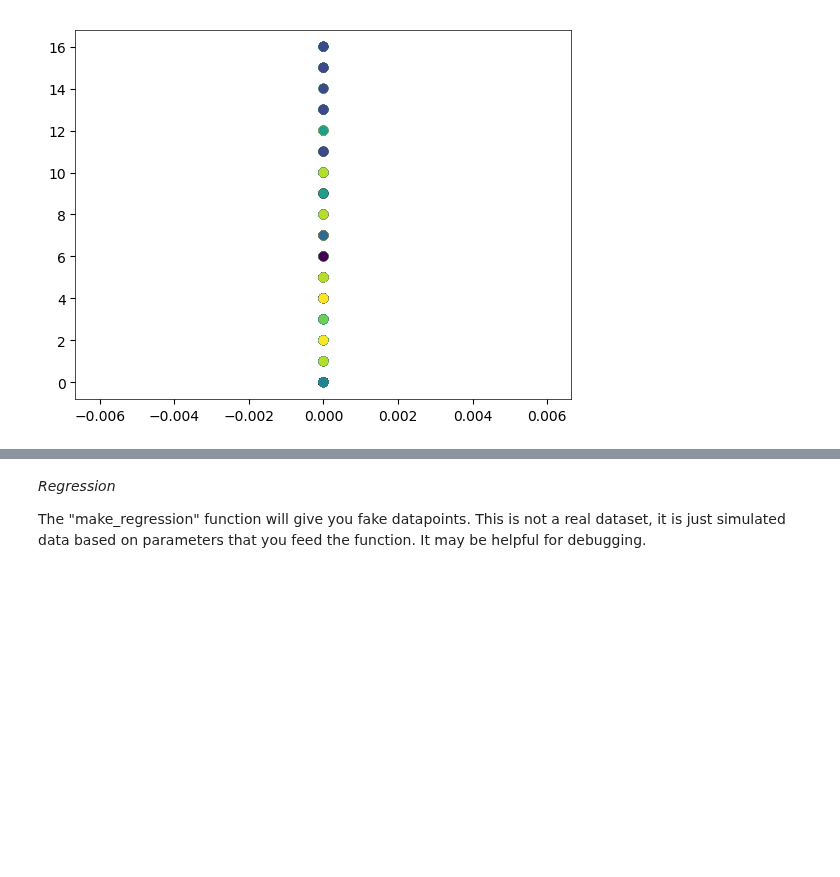
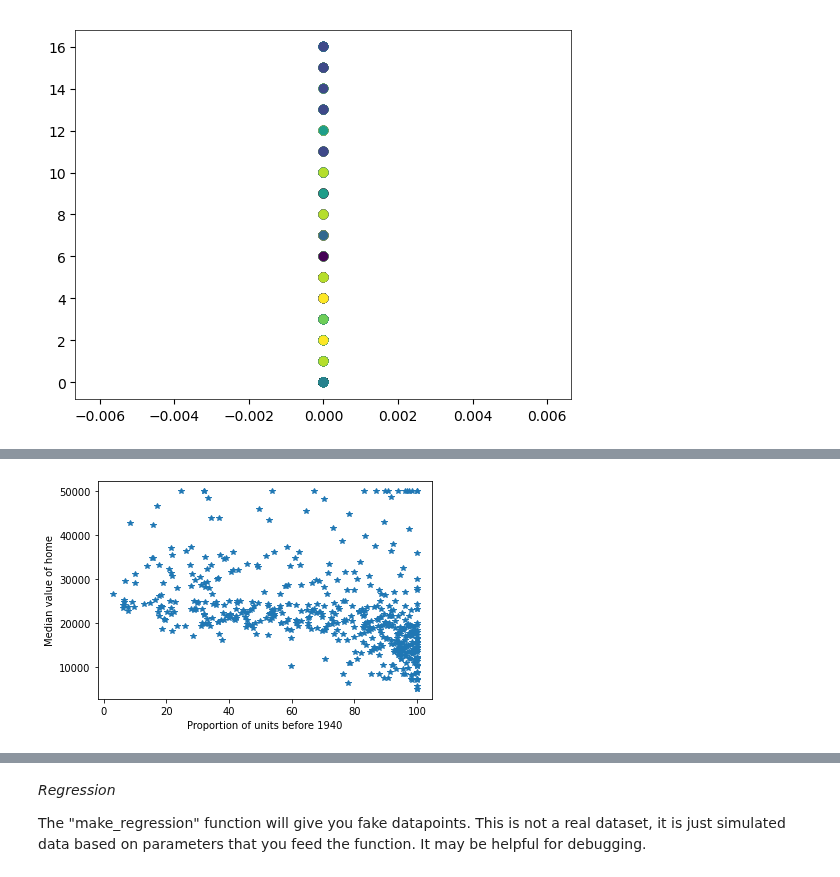
Before and after one commit to noise-lab/ml-networking, a Jupyter notebook: cookbook/Datasets.ipynb, the cells around one changed output, grey strips where cells are left out. Saved outputs shown, nothing was run; the diff lists cells and outputs as text; code cells hidden in the pictures; blank space fills up the shorter version.

Commit message:
add a CIC example to the datasets basics cookbook

```diff
--- a/cookbook/Datasets.ipynb
+++ b/cookbook/Datasets.ipynb
@@ -70,0 +85,8 @@ plt.show()
+# %%
+from sklearn.datasets import load_boston
+import pandas as pd
+
+X_arr, y_arr = load_boston(return_X_y=True)
+
+X = pd.DataFrame(X_arr)
+y = pd.DataFrame(y_arr)
@@ -70,0 +121,7 @@ plt.show()
+# %%
+plt.xlabel('Proportion of units before 1940')
+plt.ylabel('Median value of home')
+plt.plot(X[6],y*1000,'*')
+plt.show()
+# %% [output]
+[figure, added]
```
Also changed, not shown: parts of 13 cells of this notebook.
